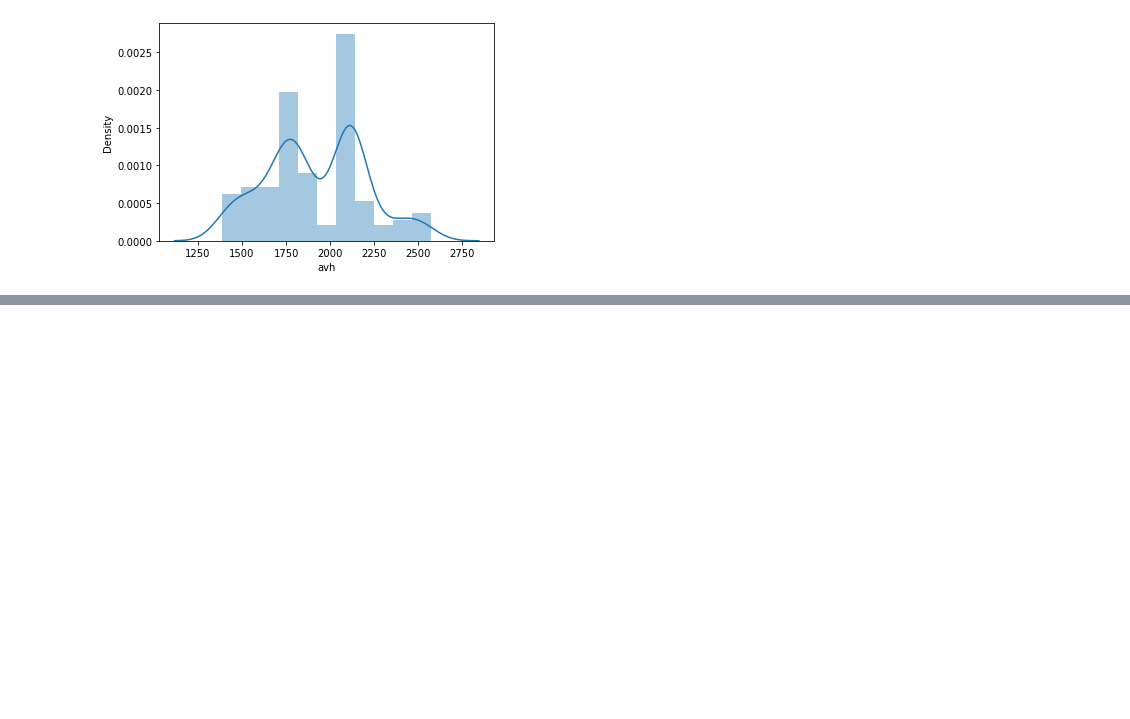
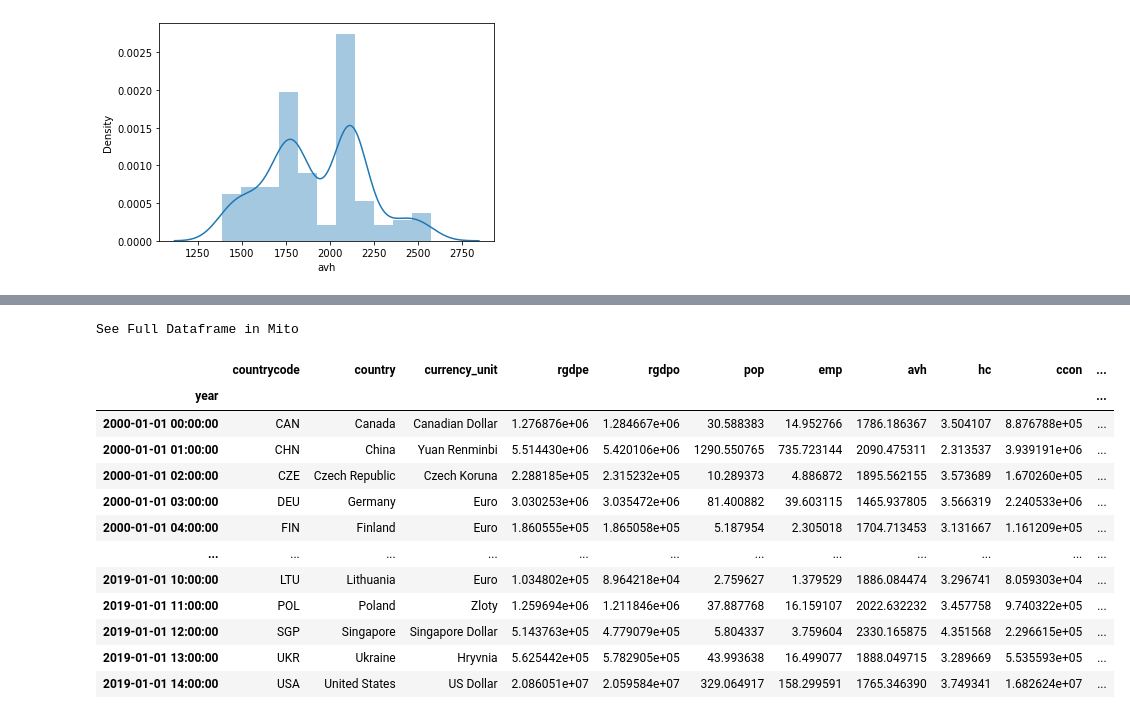
Before and after one commit to nicholas-dougherty/suicide-studies, a Jupyter notebook: prepare.ipynb, the cells around one changed output, grey strips where cells are left out. Saved outputs shown, nothing was run; the diff lists cells and outputs as text; code cells hidden in the pictures; blank space fills up the shorter version.

```diff
--- a/prepare.ipynb
+++ b/prepare.ipynb
@@ -252,0 +298,37 @@ dtype: object
+# %%
+def create_time_df(df):
+    '''
+    Takes in the suicide dataframe from prepare, creates a copy
+    and then converts the year column from int to date-time format,
+    with the unique year with hours timestamp set as the index.
+    '''
+    df2 = df.copy()
+
+    # A particular approach to creating date time while avoiding pandas default to 1970
+    df2['year'] = pd.to_datetime(df2['year'], format = "%Y").dt.strftime('%Y')
+    df2.year = pd.to_datetime(df2.year, infer_datetime_format = True)
+    # add an hour to each recurrent year.
+    df2['year'] = df2['year'] + pd.to_timedelta(df2.groupby('year').cumcount(), unit='h')
+    # set the index and sort it by date
+    df2 = df2.set_index('year').sort_index()
+
+    return df2
+# %%
+time_df = create_time_df(df)
+# %%
+time_df
+# %% [output]
+See Full Dataframe in Mito
+|  | countrycode | country | currency_unit | rgdpe | rgdpo | pop | emp | avh | hc | ccon | ... |
+| year |  |  |  |  |  |  |  |  |  |  | ... |
+| 2000-01-01 00:00:00 | CAN | Canada | Canadian Dollar | 1.276876e+06 | 1.284667e+06 | 30.588383 | 14.952766 | 1786.186367 | 3.504107 | 8.876788e+05 | ... |
+| 2000-01-01 01:00:00 | CHN | China | Yuan Renminbi | 5.514430e+06 | 5.420106e+06 | 1290.550765 | 735.723144 | 2090.475311 | 2.313537 | 3.939191e+06 | ... |
+| 2000-01-01 02:00:00 | CZE | Czech Republic | Czech Koruna | 2.288185e+05 | 2.315232e+05 | 10.289373 | 4.886872 | 1895.562155 | 3.573689 | 1.670260e+05 | ... |
+| 2000-01-01 03:00:00 | DEU | Germany | Euro | 3.030253e+06 | 3.035472e+06 | 81.400882 | 39.603115 | 1465.937805 | 3.566319 | 2.240533e+06 | ... |
+| 2000-01-01 04:00:00 | FIN | Finland | Euro | 1.860555e+05 | 1.865058e+05 | 5.187954 | 2.305018 | 1704.713453 | 3.131667 | 1.161209e+05 | ... |
+| ... | ... | ... | ... | ... | ... | ... | ... | ... | ... | ... | ... |
+| 2019-01-01 10:00:00 | LTU | Lithuania | Euro | 1.034802e+05 | 8.964218e+04 | 2.759627 | 1.379529 | 1886.084474 | 3.296741 | 8.059303e+04 | ... |
+| 2019-01-01 11:00:00 | POL | Poland | Zloty | 1.259694e+06 | 1.211846e+06 | 37.887768 | 16.159107 | 2022.632232 | 3.457758 | 9.740322e+05 | ... |
+| 2019-01-01 12:00:00 | SGP | Singapore | Singapore Dollar | 5.143763e+05 | 4.779079e+05 | 5.804337 | 3.759604 | 2330.165875 | 4.351568 | 2.296615e+05 | ... |
+| 2019-01-01 13:00:00 | UKR | Ukraine | Hryvnia | 5.625442e+05 | 5.782905e+05 | 43.993638 | 16.499077 | 1888.049715 | 3.289669 | 5.535593e+05 | ... |
+| 2019-01-01 14:00:00 | USA | United States | US Dollar | 2.086051e+07 | 2.059584e+07 | 329.064917 | 158.299591 | 1765.346390 | 3.749341 | 1.682624e+07 | ... |
```
Also changed, not shown: parts of 32 cells of this notebook, 3 other files.
